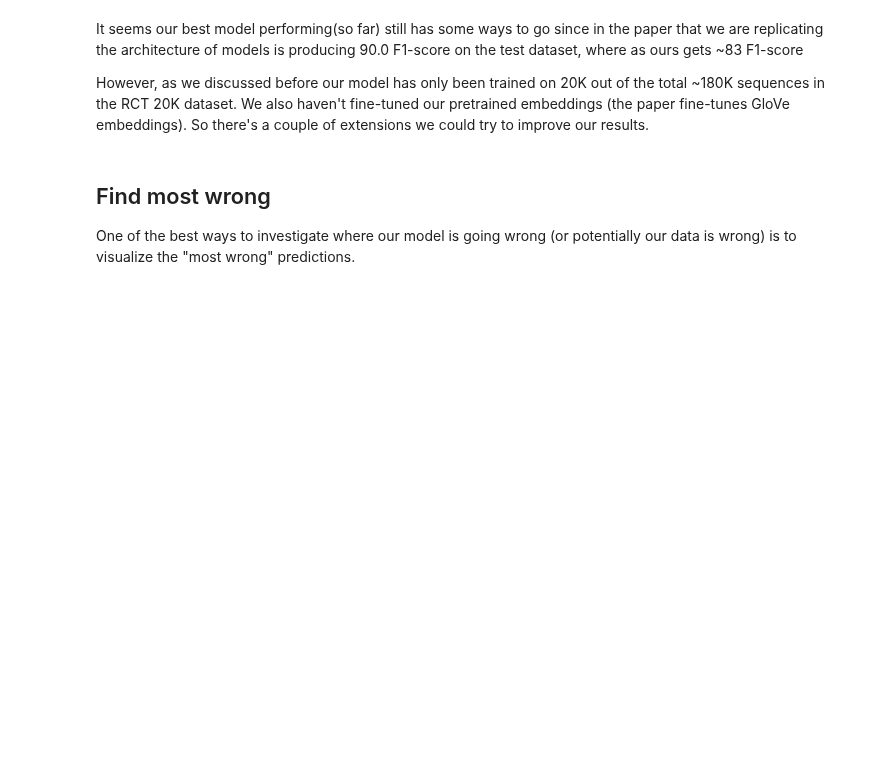
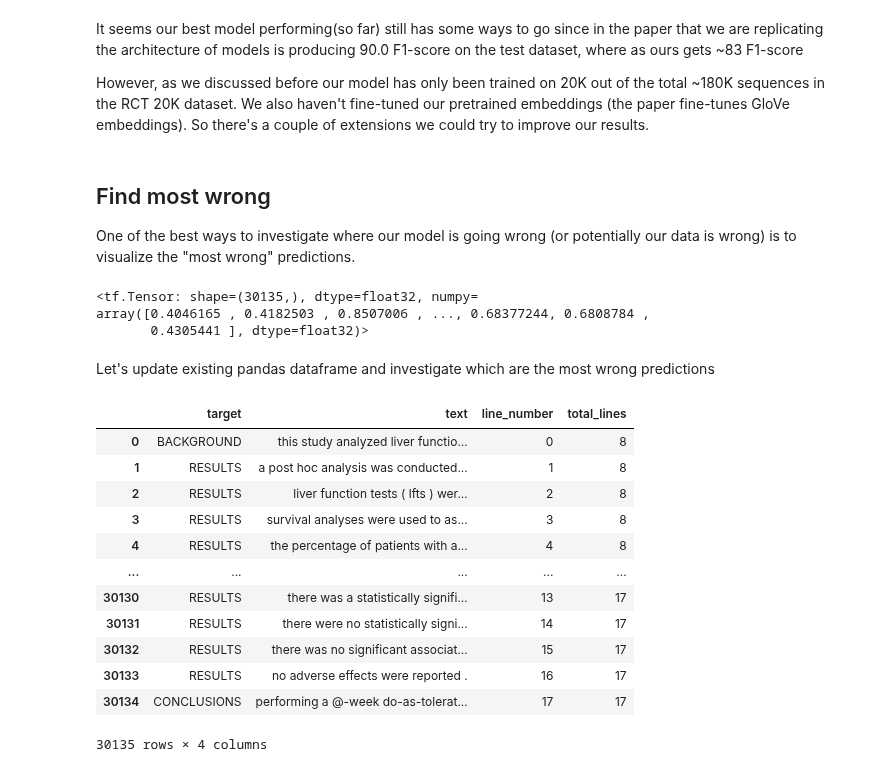
Before and after one commit to SaketMunda/introduction-to-nlp, a Jupyter notebook: skimlit_nlp_milestone_project.ipynb, the cells around one changed output. Cells and saved outputs as stored; diff of their text form; code cells hidden in the pictures; blank space fills up the shorter version.

```diff
--- a/skimlit_nlp_milestone_project.ipynb
+++ b/skimlit_nlp_milestone_project.ipynb
@@ -1745,3 +1745,28 @@ However, as we discussed before our model has only been trained on 20K out of th
 ## Find most wrong
 
 One of the best ways to investigate where our model is going wrong (or potentially our data is wrong) is to visualize the "most wrong" predictions.
+# %%
+pred_probs = tf.reduce_max(test_pred_probs, axis=1)
+pred_probs
+# %% [output]
+<tf.Tensor: shape=(30135,), dtype=float32, numpy=
+array([0.4046165 , 0.4182503 , 0.8507006 , ..., 0.68377244, 0.6808784 ,
+       0.4305441 ], dtype=float32)>
+# %% [markdown]
+Let's update existing pandas dataframe and investigate which are the most wrong predictions
+# %%
+test_df
+# %% [output]
+|  | target | text | line_number | total_lines |
+| 0 | BACKGROUND | this study analyzed liver functio... | 0 | 8 |
+| 1 | RESULTS | a post hoc analysis was conducted... | 1 | 8 |
+| 2 | RESULTS | liver function tests ( lfts ) wer... | 2 | 8 |
+| 3 | RESULTS | survival analyses were used to as... | 3 | 8 |
+| 4 | RESULTS | the percentage of patients with a... | 4 | 8 |
+| ... | ... | ... | ... | ... |
+| 30130 | RESULTS | there was a statistically signifi... | 13 | 17 |
+| 30131 | RESULTS | there were no statistically signi... | 14 | 17 |
+| 30132 | RESULTS | there was no significant associat... | 15 | 17 |
+| 30133 | RESULTS | no adverse effects were reported . | 16 | 17 |
+| 30134 | CONCLUSIONS | performing a @-week do-as-tolerat... | 17 | 17 |
+30135 rows × 4 columns
```
Also changed, not shown: parts of 41 cells of this notebook.
